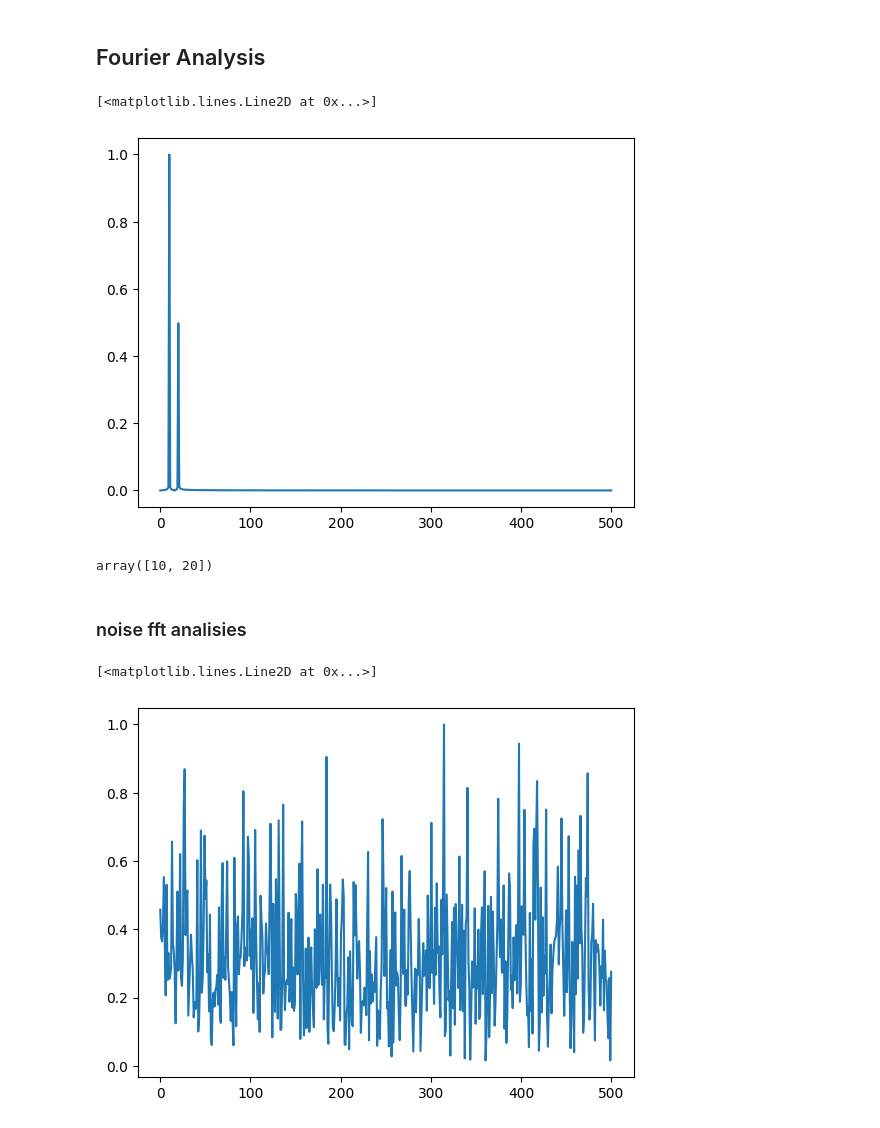
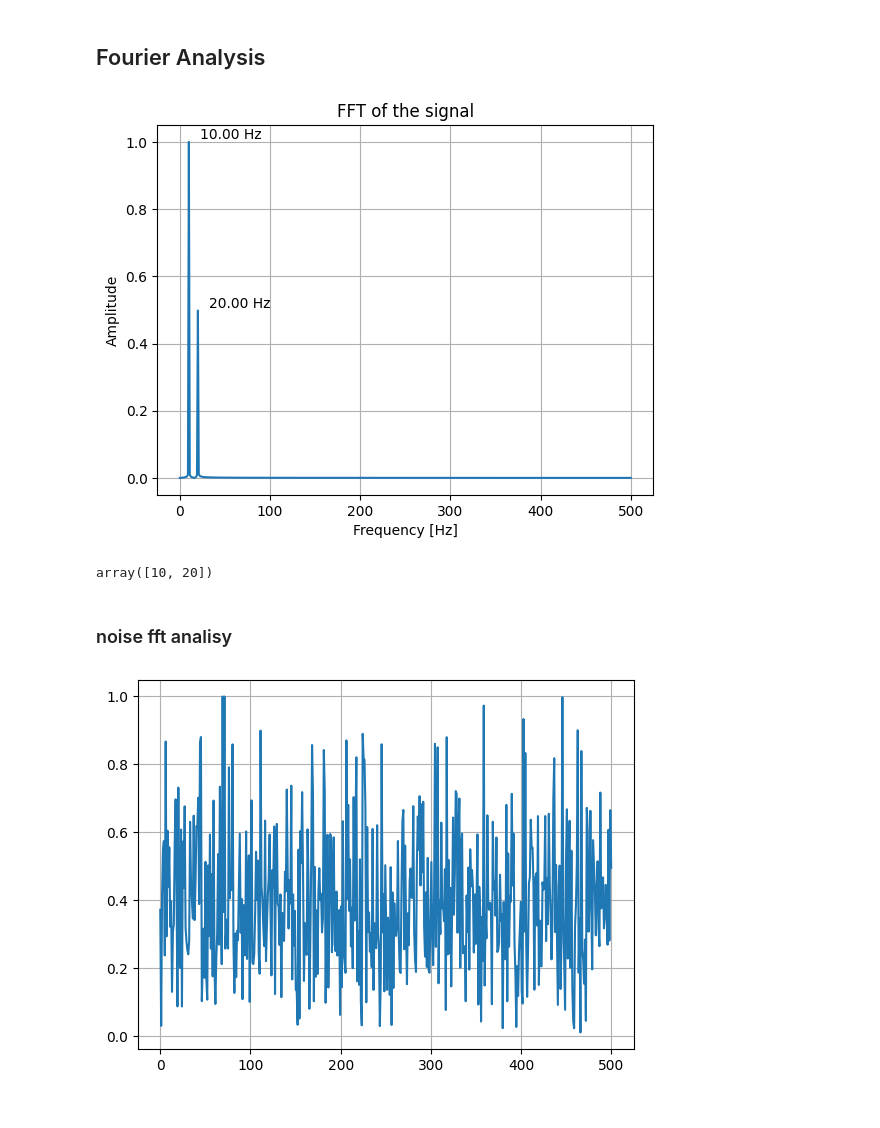
Before and after one commit to V-kr0pt/filtros_ufpb, a Jupyter notebook: signal_noise.ipynb, the cells around one changed output. Cells and saved outputs as stored; diff of their text form; code cells hidden in the pictures.

```diff
--- a/signal_noise.ipynb
+++ b/signal_noise.ipynb
@@ -56,13 +93,27 @@ fft_signal = np.fft.fft(signal)
 # %%
 # My frequency axis will be from 0 to fs/2
 frequencies = np.linspace(0, fs/2, N//2)
 
 # to plot I want to see only the absolute value of the fft and the first half of the signal (the second half is the mirror of the first)
 # I will also normalize the fft
 abs_fft_signal = np.abs(fft_signal)[:N//2] / np.max(np.abs(fft_signal))
 
+# We'll use the find peaks function from scipy to find the peaks in the signal
+peaks_found = sp.signal.find_peaks(abs_fft_signal, height=0.2)
+freq_peaks = peaks_found[0]
 
+# Plot the absolute value of the FFT signal
 plt.plot(frequencies, abs_fft_signal)
+
+# Annotate the frequency of each peak
+for freq in freq_peaks:
+    peak = abs_fft_signal[freq]
+    plt.annotate(f'{freq:.2f} Hz', (freq, peak), textcoords="offset points", xytext=(30,2), ha='center')
+
+plt.xlabel('Frequency [Hz]')
+plt.ylabel('Amplitude')
+plt.title('FFT of the signal')
+plt.grid()
+plt.show()
 # %% [output]
-[<matplotlib.lines.Line2D at 0x...>]
-[figure, old version]
+[figure, new version]
@@ -74,4 +130,4 @@ peaks
 # %% [output]
 array([10, 20])
 # %% [markdown]
-### noise fft analisies
+### noise fft analisy
@@ -81,6 +134,7 @@ fft_pink_noise_signal = np.fft.fft(pink_noise)
 # %%
+fft_white_noise_signal = np.fft.fft(white_noise)
 abs_fft_white_noise = np.abs(fft_white_noise_signal)[:N//2] / np.max(np.abs(fft_white_noise_signal))
 plt.plot(frequencies, abs_fft_white_noise)
+plt.grid()
 # %% [output]
-[<matplotlib.lines.Line2D at 0x...>]
-[figure, old version]
+[figure, new version]
```
Also changed, not shown: parts of 12 cells of this notebook.
